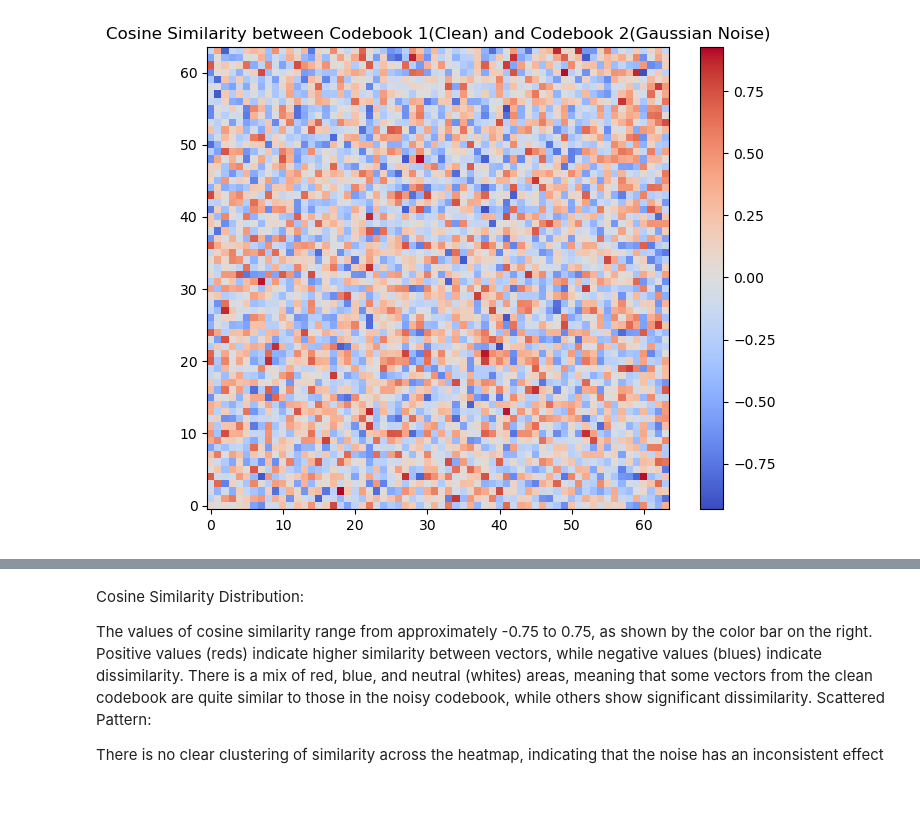
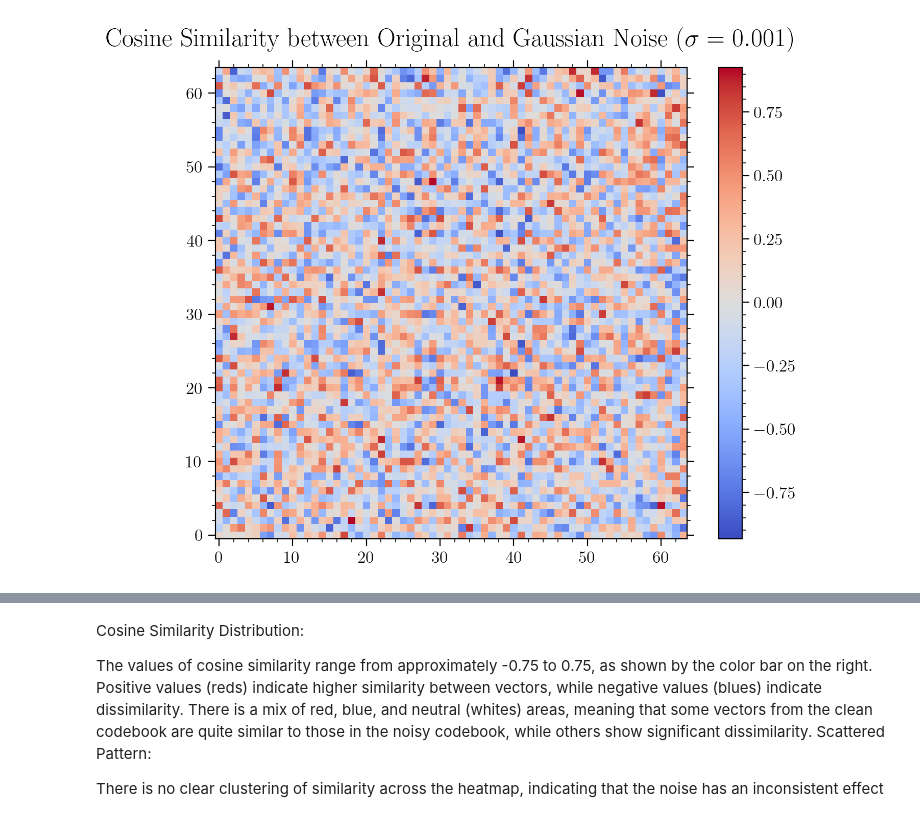
Before and after one commit to ravioli1369/vqvae, a Jupyter notebook: vqvae/cosine_similarity.ipynb, the cells around one changed output, grey strips where cells are left out. Cells and saved outputs as stored; diff of their text form; code cells hidden in the pictures.

Commit message:
create additional plots

```diff
--- a/vqvae/cosine_similarity.ipynb
+++ b/vqvae/cosine_similarity.ipynb
@@ -1,19 +93,46 @@
 # %%
+import shutil
 from sklearn.metrics.pairwise import cosine_similarity
 import seaborn as sns
 import numpy as np
 import matplotlib.pyplot as plt
+
+params = {
+    "figure.figsize": [9, 6],
+    "axes.labelsize": 14,
+    "axes.titlesize": 18,
+    "axes.titlepad": 15,
+    "font.size": 16,
+    "legend.fontsize": 12,
+    "xtick.labelsize": 12,
+    "ytick.labelsize": 12,
+    "text.usetex": True if shutil.which("latex") else False,
+    "font.family": "serif",
+    "xtick.minor.visible": True,
+    "ytick.minor.visible": True,
+    "xtick.top": True,
+    "ytick.left": True,
+    "ytick.right": True,
+    "xtick.direction": "out",
+    "ytick.direction": "out",
+    "xtick.minor.size": 2.5,
+    "xtick.major.size": 5,
+    "ytick.minor.size": 2.5,
+    "ytick.major.size": 5,
+    "axes.axisbelow": True,
+    "figure.dpi": 200,
+}
+plt.rcParams.update(params)
 
 codebook_1 = np.load("../results/original/original.npy")
 codebook_2 = np.load("../results/gaussian_0.001/gaussian_0.001.npy")
 
 
 cosine_sim = cosine_similarity(codebook_1, codebook_2)
 plt.figure(figsize=(8, 6))
-# sns.heatmap(cosine_sim, cmap="coolwarm", annot=False, origin='lower')
 plt.imshow(cosine_sim, cmap="coolwarm", origin="lower")
 plt.colorbar()
-plt.title("Cosine Similarity between Codebook 1(Clean) and Codebook 2(Gaussian Noise)")
+plt.title(r"Cosine Similarity between Original and Gaussian Noise $(\sigma=0.001)$")
 plt.show()
 # %% [output]
-[figure, old version]
+[figure, new version]
```
Also changed, not shown: parts of 3 cells of this notebook.
